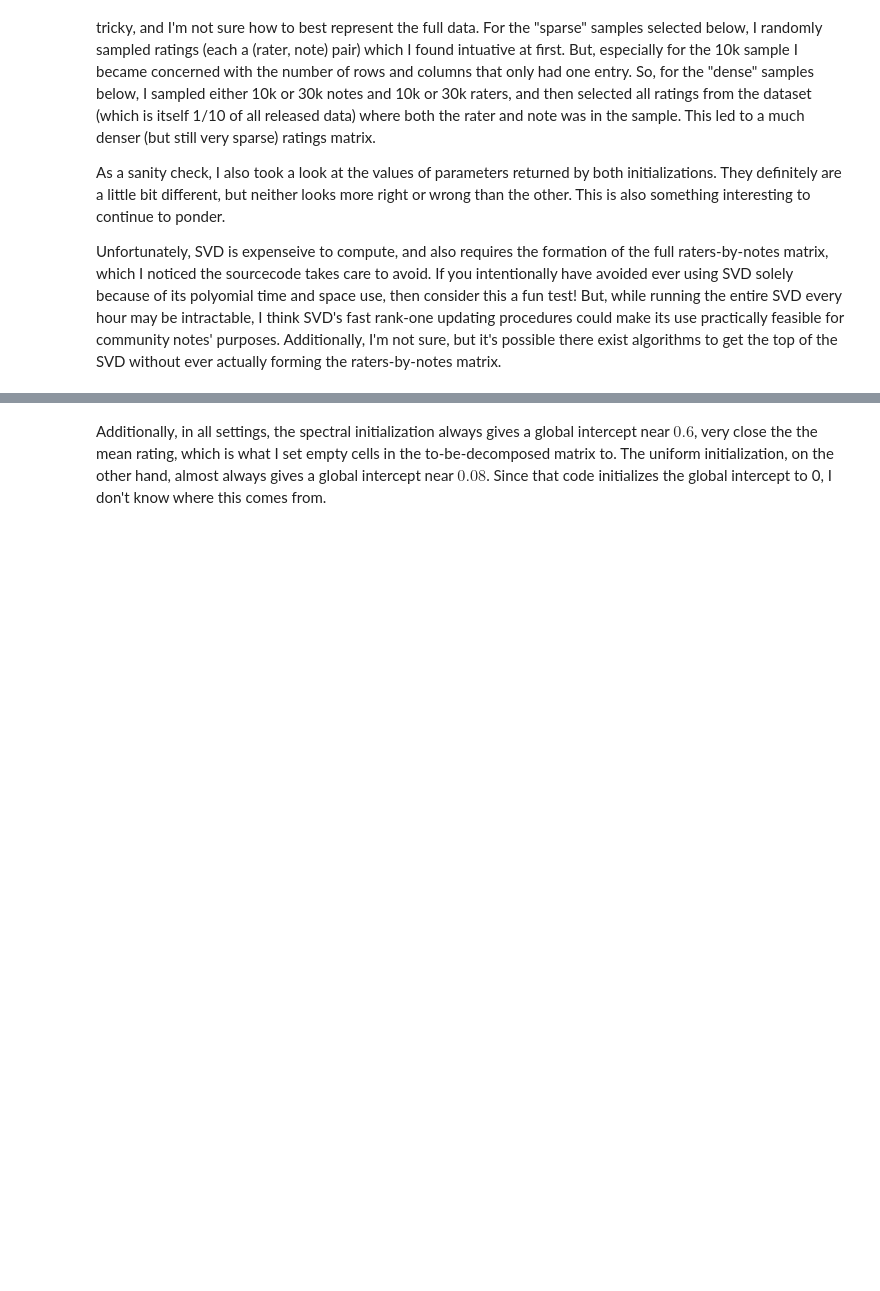
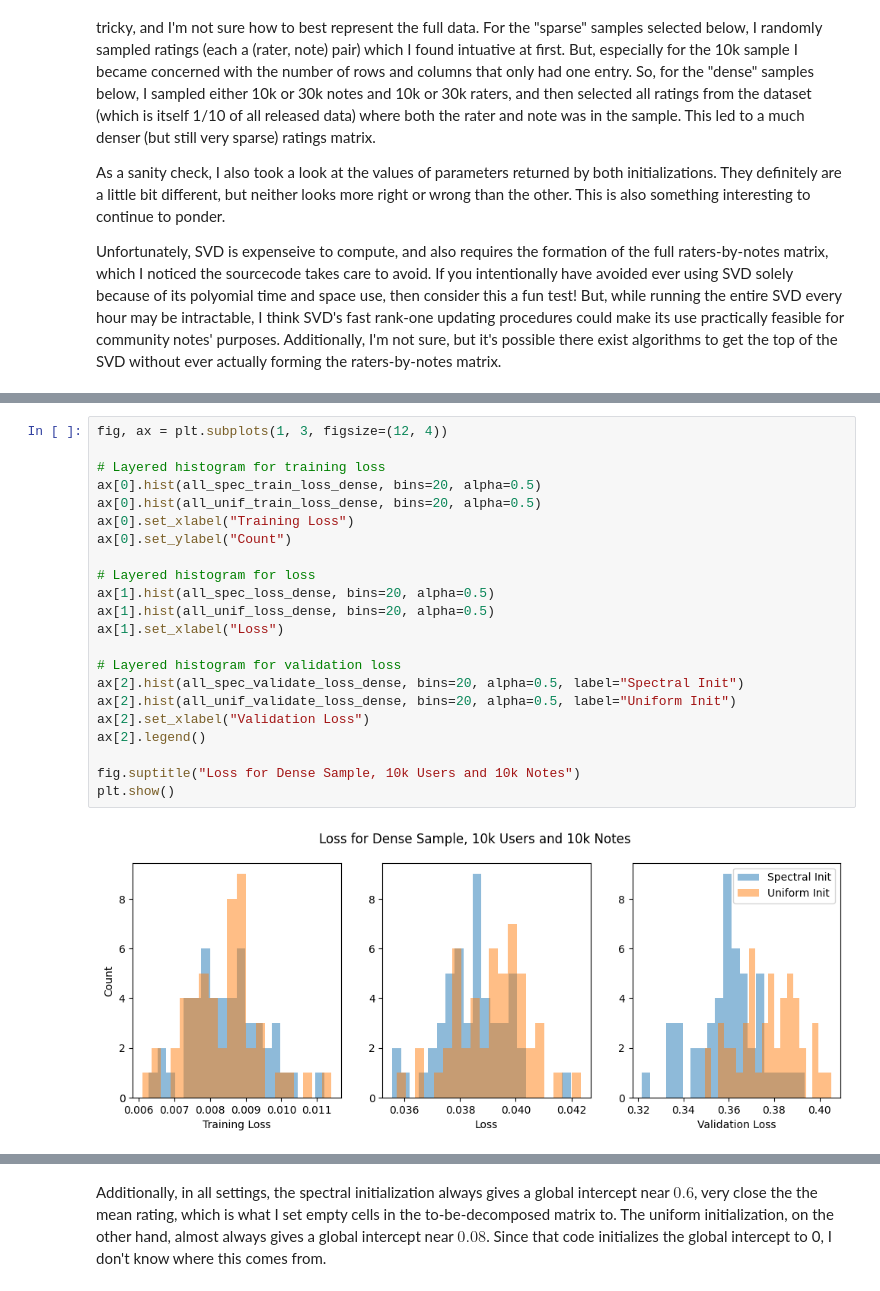
Before and after one commit to twitter/communitynotes, a Jupyter notebook: sourcecode/test_mf.ipynb, the cells around one changed output, grey strips where cells are left out. Drawn from its saved outputs; the diff is of its cells as text; blank space fills up the shorter version.

```diff
--- a/sourcecode/test_mf.ipynb
+++ b/sourcecode/test_mf.ipynb
@@ -105,3 +107,27 @@ fig.show()
+# %%
+fig, ax = plt.subplots(1, 3, figsize=(12, 4))
+
+# Layered histogram for training loss
+ax[0].hist(all_spec_train_loss_dense, bins=20, alpha=0.5)
+ax[0].hist(all_unif_train_loss_dense, bins=20, alpha=0.5)
+ax[0].set_xlabel("Training Loss")
+ax[0].set_ylabel("Count")
+
+# Layered histogram for loss
+ax[1].hist(all_spec_loss_dense, bins=20, alpha=0.5)
+ax[1].hist(all_unif_loss_dense, bins=20, alpha=0.5)
+ax[1].set_xlabel("Loss")
+
+# Layered histogram for validation loss
+ax[2].hist(all_spec_validate_loss_dense, bins=20, alpha=0.5, label="Spectral Init")
+ax[2].hist(all_unif_validate_loss_dense, bins=20, alpha=0.5, label="Uniform Init")
+ax[2].set_xlabel("Validation Loss")
+ax[2].legend()
+
+fig.suptitle("Loss for Dense Sample, 10k Users and 10k Notes")
+plt.show()
+# %% [output]
+[figure, added]
 # %%
 fig, ax = plt.subplots(1,3, figsize=(12,4))
 
```
Also changed, not shown: parts of 7 cells of this notebook, 1 other file.
